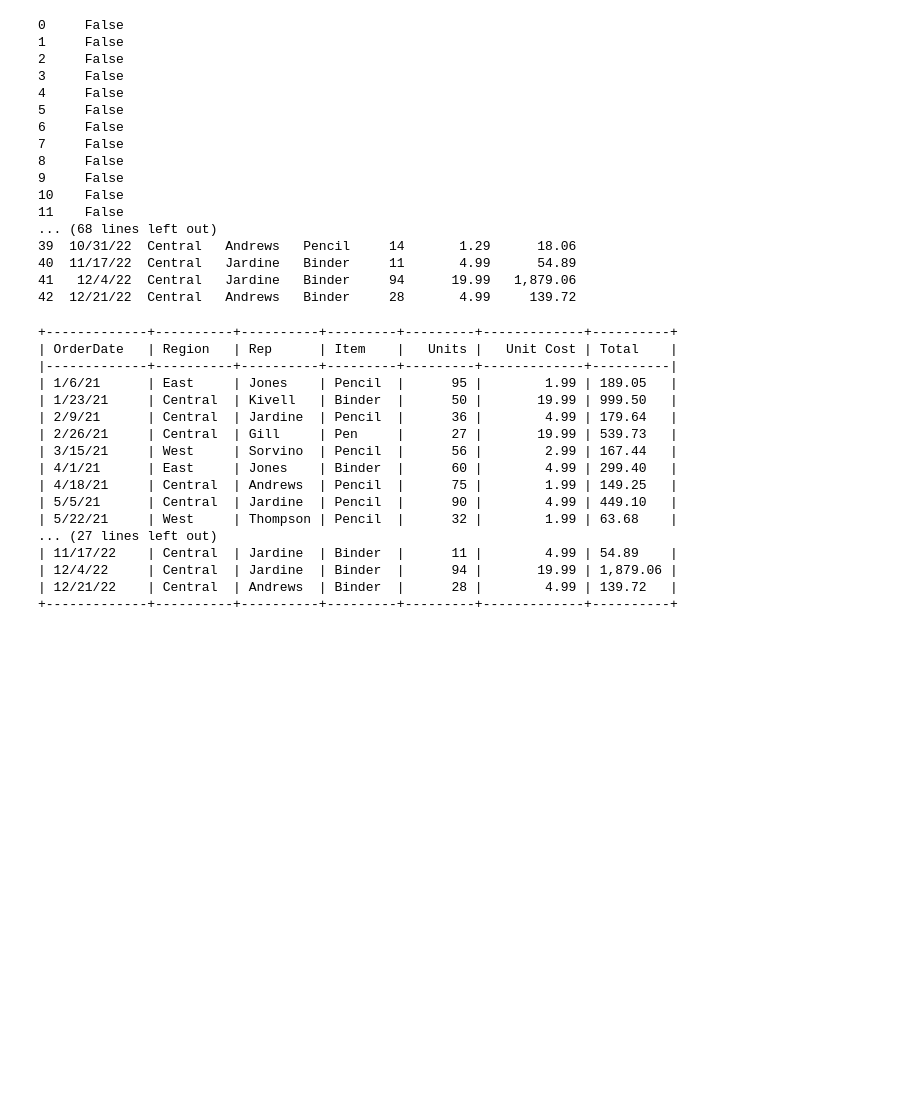
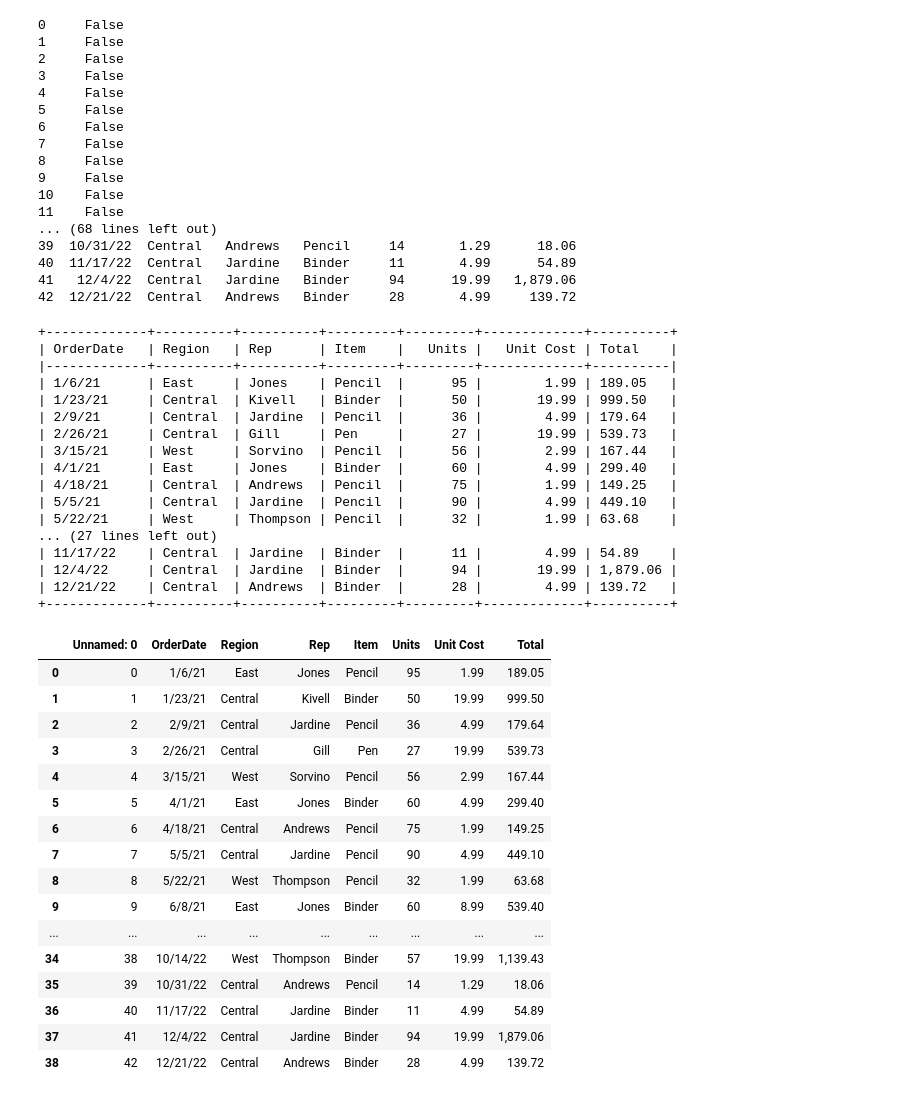
Before and after one commit to Paul-Solis/VDA-CPE-031-CPE21S4, a Jupyter notebook: Exercise_3.ipynb, the cells around one changed output. Drawn from its saved outputs; the diff is of its cells as text; code cells hidden in the pictures; blank space fills up the shorter version.

```diff
--- a/Exercise_3.ipynb
+++ b/Exercise_3.ipynb
@@ -146,24 +146,42 @@ print(df)
 # %%
 from tabulate import tabulate #6 save the contents of new records into new file sampledatanew.csv
 df.to_csv('SampleDataNew.csv')
 df.drop_duplicates(inplace = True )
 print(tabulate(df, headers = 'keys', tablefmt = 'psql' , showindex = False ))
 df.to_csv('SampleDataNew.csv')
+pd.read_csv('SampleDataNew.csv')
 # %% [output]
 +-------------+----------+----------+---------+---------+-------------+----------+
 | OrderDate   | Region   | Rep      | Item    |   Units |   Unit Cost | Total    |
 |-------------+----------+----------+---------+---------+-------------+----------|
 | 1/6/21      | East     | Jones    | Pencil  |      95 |        1.99 | 189.05   |
 | 1/23/21     | Central  | Kivell   | Binder  |      50 |       19.99 | 999.50   |
 | 2/9/21      | Central  | Jardine  | Pencil  |      36 |        4.99 | 179.64   |
 | 2/26/21     | Central  | Gill     | Pen     |      27 |       19.99 | 539.73   |
 | 3/15/21     | West     | Sorvino  | Pencil  |      56 |        2.99 | 167.44   |
 | 4/1/21      | East     | Jones    | Binder  |      60 |        4.99 | 299.40   |
 | 4/18/21     | Central  | Andrews  | Pencil  |      75 |        1.99 | 149.25   |
 | 5/5/21      | Central  | Jardine  | Pencil  |      90 |        4.99 | 449.10   |
 | 5/22/21     | West     | Thompson | Pencil  |      32 |        1.99 | 63.68    |
 ... (27 lines left out)
 | 11/17/22    | Central  | Jardine  | Binder  |      11 |        4.99 | 54.89    |
 | 12/4/22     | Central  | Jardine  | Binder  |      94 |       19.99 | 1,879.06 |
 | 12/21/22    | Central  | Andrews  | Binder  |      28 |        4.99 | 139.72   |
 +-------------+----------+----------+---------+---------+-------------+----------+
+|  | Unnamed: 0 | OrderDate | Region | Rep | Item | Units | Unit Cost | Total |
+| 0 | 0 | 1/6/21 | East | Jones | Pencil | 95 | 1.99 | 189.05 |
+| 1 | 1 | 1/23/21 | Central | Kivell | Binder | 50 | 19.99 | 999.50 |
+| 2 | 2 | 2/9/21 | Central | Jardine | Pencil | 36 | 4.99 | 179.64 |
+| 3 | 3 | 2/26/21 | Central | Gill | Pen | 27 | 19.99 | 539.73 |
+| 4 | 4 | 3/15/21 | West | Sorvino | Pencil | 56 | 2.99 | 167.44 |
+| 5 | 5 | 4/1/21 | East | Jones | Binder | 60 | 4.99 | 299.40 |
+| 6 | 6 | 4/18/21 | Central | Andrews | Pencil | 75 | 1.99 | 149.25 |
+| 7 | 7 | 5/5/21 | Central | Jardine | Pencil | 90 | 4.99 | 449.10 |
+| 8 | 8 | 5/22/21 | West | Thompson | Pencil | 32 | 1.99 | 63.68 |
+| 9 | 9 | 6/8/21 | East | Jones | Binder | 60 | 8.99 | 539.40 |
+| ... | ... | ... | ... | ... | ... | ... | ... | ... |
+| 34 | 38 | 10/14/22 | West | Thompson | Binder | 57 | 19.99 | 1,139.43 |
+| 35 | 39 | 10/31/22 | Central | Andrews | Pencil | 14 | 1.29 | 18.06 |
+| 36 | 40 | 11/17/22 | Central | Jardine | Binder | 11 | 4.99 | 54.89 |
+| 37 | 41 | 12/4/22 | Central | Jardine | Binder | 94 | 19.99 | 1,879.06 |
+| 38 | 42 | 12/21/22 | Central | Andrews | Binder | 28 | 4.99 | 139.72 |
```
